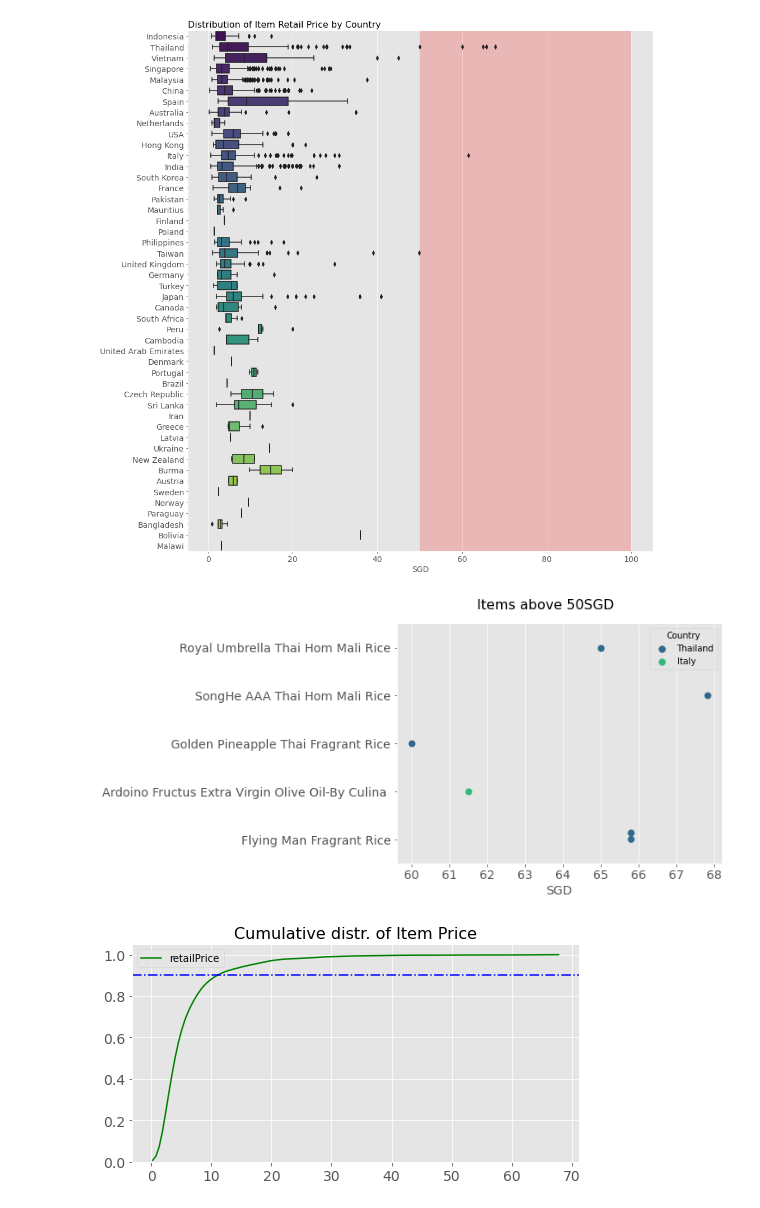
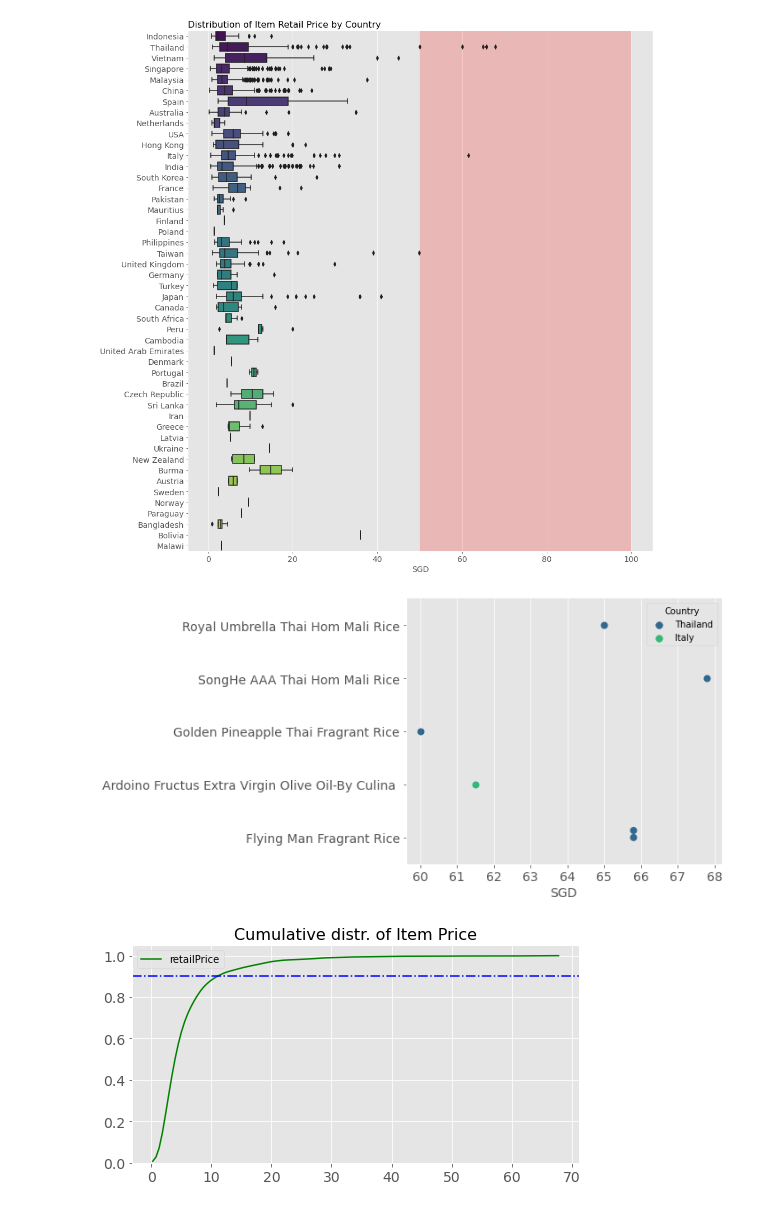
Before and after one commit to ai088/petProj, a Jupyter notebook: web_scrape/e-commerce_fairprice/FairPriceNoodles,Rice,CookingIngredients Scrape_Viz.ipynb, the cells around one changed output. Cells and saved outputs as stored; diff of their text form; code cells hidden in the pictures.

```diff
--- a/web_scrape/e-commerce_fairprice/FairPriceNoodles,Rice,CookingIngredients Scrape_Viz.ipynb
+++ b/web_scrape/e-commerce_fairprice/FairPriceNoodles,Rice,CookingIngredients Scrape_Viz.ipynb
@@ -525,28 +525,24 @@ df_ex = df_viz.loc[df_viz['retailPrice']>50].copy()
 # %%
 # data (retailPrice, Origin, name)
 
 # Plot
 ax = sns.catplot(x='retailPrice',y='name',hue='Origin',data=df_ex, kind='swarm',s=8,
                  palette = 'viridis', legend_out=False,
-                 height=5, aspect=1.2)
-
-# Title
-ax.fig.suptitle('Items above 50SGD',fontsize=tfs)
-ax.fig.subplots_adjust(left=0.1, top=0.9)
+                 height=5, aspect=2)
 
 # Axes
 ax.set_xlabels('SGD', fontsize=afs)
 ax.set_ylabels('')
 ax.set_xticklabels(fontsize=ats)
 ax.set_yticklabels(fontsize=ats)
 
 # Legend
 ax._legend.set_title('Country')
-#plt.tight_layout()
+plt.tight_layout()
 plt.savefig('Items above 100.png')
 plt.show()
 # %% [output]
-[figure, old version]
+[figure, new version]
 # %%
 # data (retailPrice)
 
```
Also changed, not shown: 1 other file.
